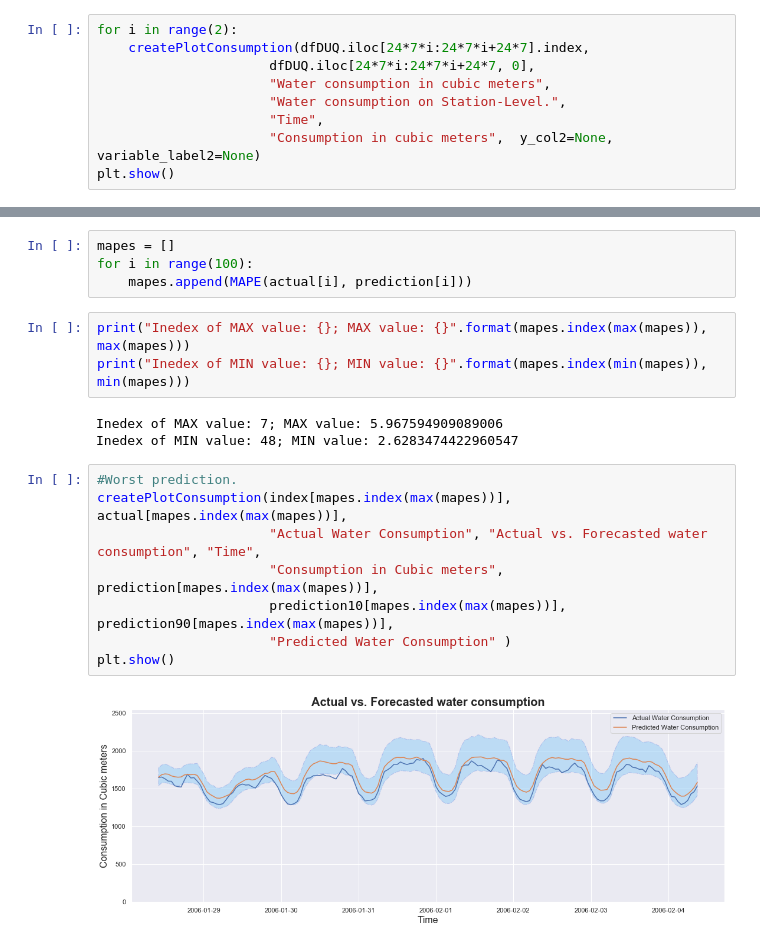
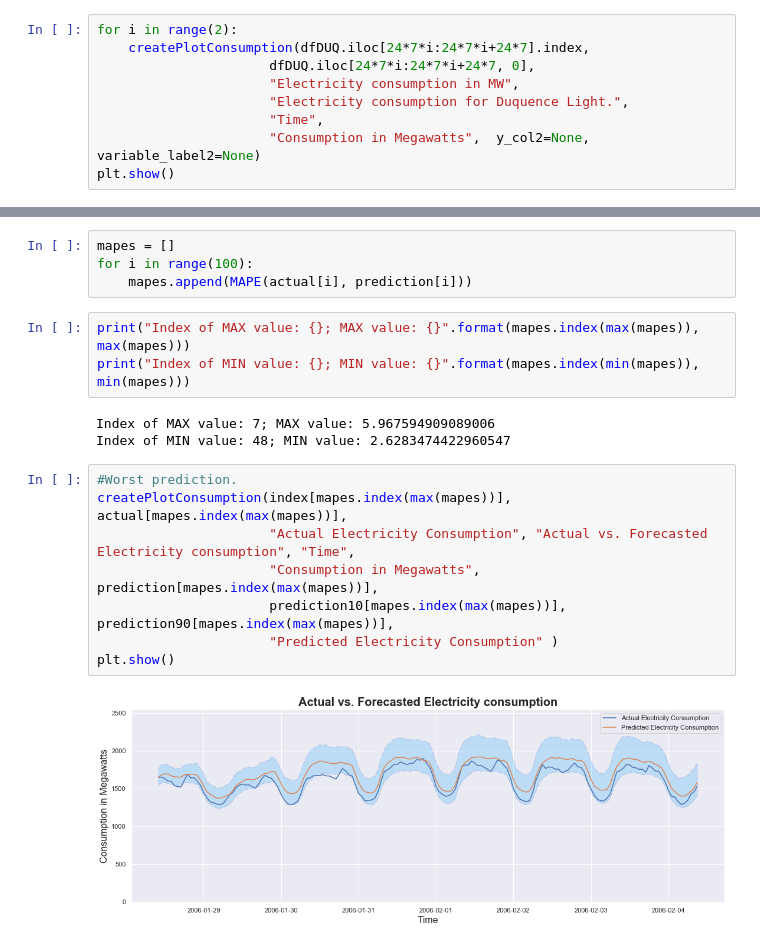
Before and after one commit to edgarkhachatryan/ExampleProjects, a Jupyter notebook: ElectricityForecastWithTimeHorizon/Source/DUQ_Electricity_Consumption_Forecast_with_time_horizon.ipynb, the cells around one changed output, grey strips where cells are left out. Cells and saved outputs as stored; diff of their text form.

```diff
--- a/ElectricityForecastWithTimeHorizon/Source/DUQ_Electricity_Consumption_Forecast_with_time_horizon.ipynb
+++ b/ElectricityForecastWithTimeHorizon/Source/DUQ_Electricity_Consumption_Forecast_with_time_horizon.ipynb
@@ -294,9 +294,9 @@ def createPlotConsumption (x_col, y_col1, variable_label1, chart_title, x_label,
 for i in range(2):
     createPlotConsumption(dfDUQ.iloc[24*7*i:24*7*i+24*7].index,
                       dfDUQ.iloc[24*7*i:24*7*i+24*7, 0],
-                      "Water consumption in cubic meters",
-                      "Water consumption on Station-Level.",
+                      "Electricity consumption in MW",
+                      "Electricity consumption for Duquence Light.",
                       "Time",
-                      "Consumption in cubic meters",  y_col2=None, variable_label2=None)
+                      "Consumption in Megawatts",  y_col2=None, variable_label2=None)
 plt.show()
 # %% [output]
@@ -615,21 +615,21 @@ mapes = []
 for i in range(100):
     mapes.append(MAPE(actual[i], prediction[i]))
 # %%
-print("Inedex of MAX value: {}; MAX value: {}".format(mapes.index(max(mapes)), max(mapes)))
-print("Inedex of MIN value: {}; MIN value: {}".format(mapes.index(min(mapes)), min(mapes)))
+print("Index of MAX value: {}; MAX value: {}".format(mapes.index(max(mapes)), max(mapes)))
+print("Index of MIN value: {}; MIN value: {}".format(mapes.index(min(mapes)), min(mapes)))
 # %% [output]
-Inedex of MAX value: 7; MAX value: 5.967594909089006
-Inedex of MIN value: 48; MIN value: 2.6283474422960547
+Index of MAX value: 7; MAX value: 5.967594909089006
+Index of MIN value: 48; MIN value: 2.6283474422960547
 # %%
 #Worst prediction.
 createPlotConsumption(index[mapes.index(max(mapes))], actual[mapes.index(max(mapes))],
-                      "Actual Water Consumption", "Actual vs. Forecasted water consumption", "Time",
-                      "Consumption in Cubic meters", prediction[mapes.index(max(mapes))],
+                      "Actual Electricity Consumption", "Actual vs. Forecasted Electricity consumption", "Time",
+                      "Consumption in Megawatts", prediction[mapes.index(max(mapes))],
                       prediction10[mapes.index(max(mapes))], prediction90[mapes.index(max(mapes))],
-                      "Predicted Water Consumption" )
+                      "Predicted Electricity Consumption" )
 plt.show()
 # %% [output]
-[figure, old version]
+[figure, new version]
 # %%
 #Best prediction
 createPlotConsumption(index[mapes.index(min(mapes))], actual[mapes.index(min(mapes))],
```
Also changed, not shown: parts of 3 cells of this notebook.
